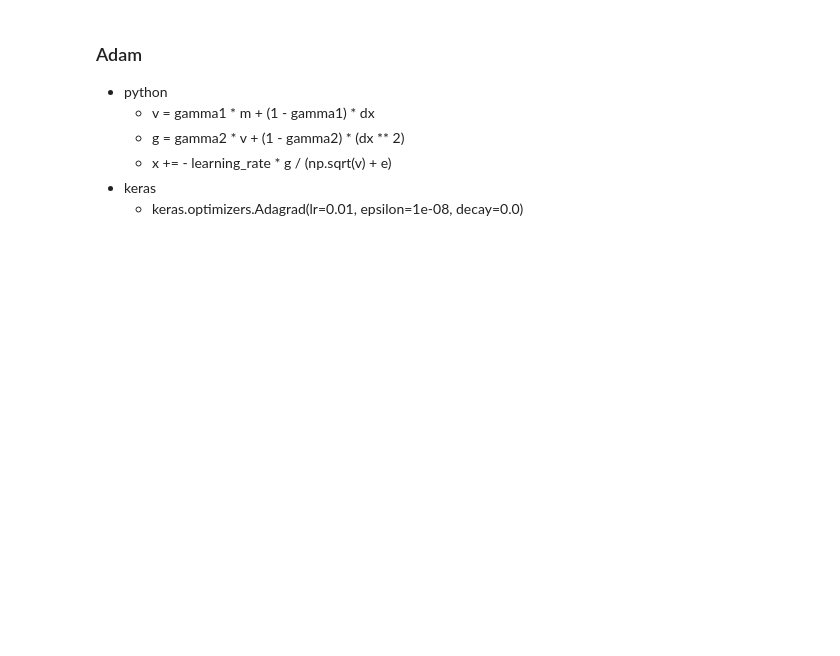
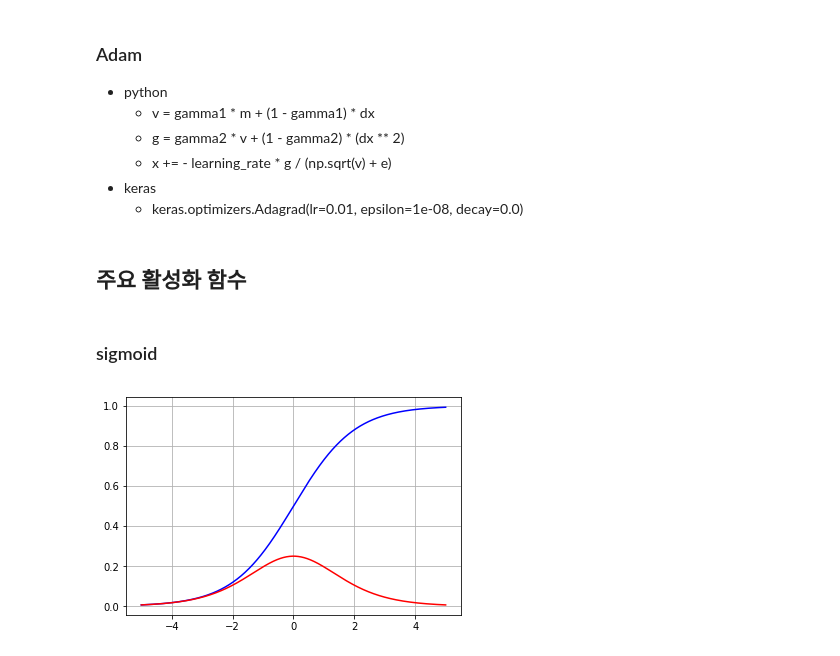
Before and after one commit to hsyliark/python_Machine_Learning, a Jupyter notebook: 8월 8일 (Perceptron, XOR).ipynb, the cells around one changed output. Drawn from its saved outputs; the diff is of its cells as text; code cells hidden in the pictures; blank space fills up the shorter version.

```diff
--- a/8월 8일 (Perceptron, XOR).ipynb
+++ b/8월 8일 (Perceptron, XOR).ipynb
@@ -278,3 +278,27 @@ Input: [1, 1], Predict: [0.024052645439017865]
   - x += - learning_rate * g / (np.sqrt(v) + e)
 - keras
   - keras.optimizers.Adagrad(lr=0.01, epsilon=1e-08, decay=0.0)
+# %% [markdown]
+## 주요 활성화 함수
+# %% [markdown]
+### sigmoid
+# %%
+import numpy as np
+import matplotlib.pyplot as plt
+%matplotlib inline
+
+def sigmoid(x):
+    return 1 / (1 + np.exp(-x))
+def derivative_sigmoid(x):
+    return sigmoid(x) * (1-sigmoid(x))
+
+X = np.linspace(-5,5,1001)
+sig_Y = sigmoid(X)
+derivative_sig_Y = derivative_sigmoid(X)
+
+plt.plot(X, sig_Y, color='b')
+plt.plot(X, derivative_sig_Y, color='r')
+plt.grid()
+plt.show()
+# %% [output]
+[figure, added]
```
Also changed, not shown: parts of 7 cells of this notebook.
